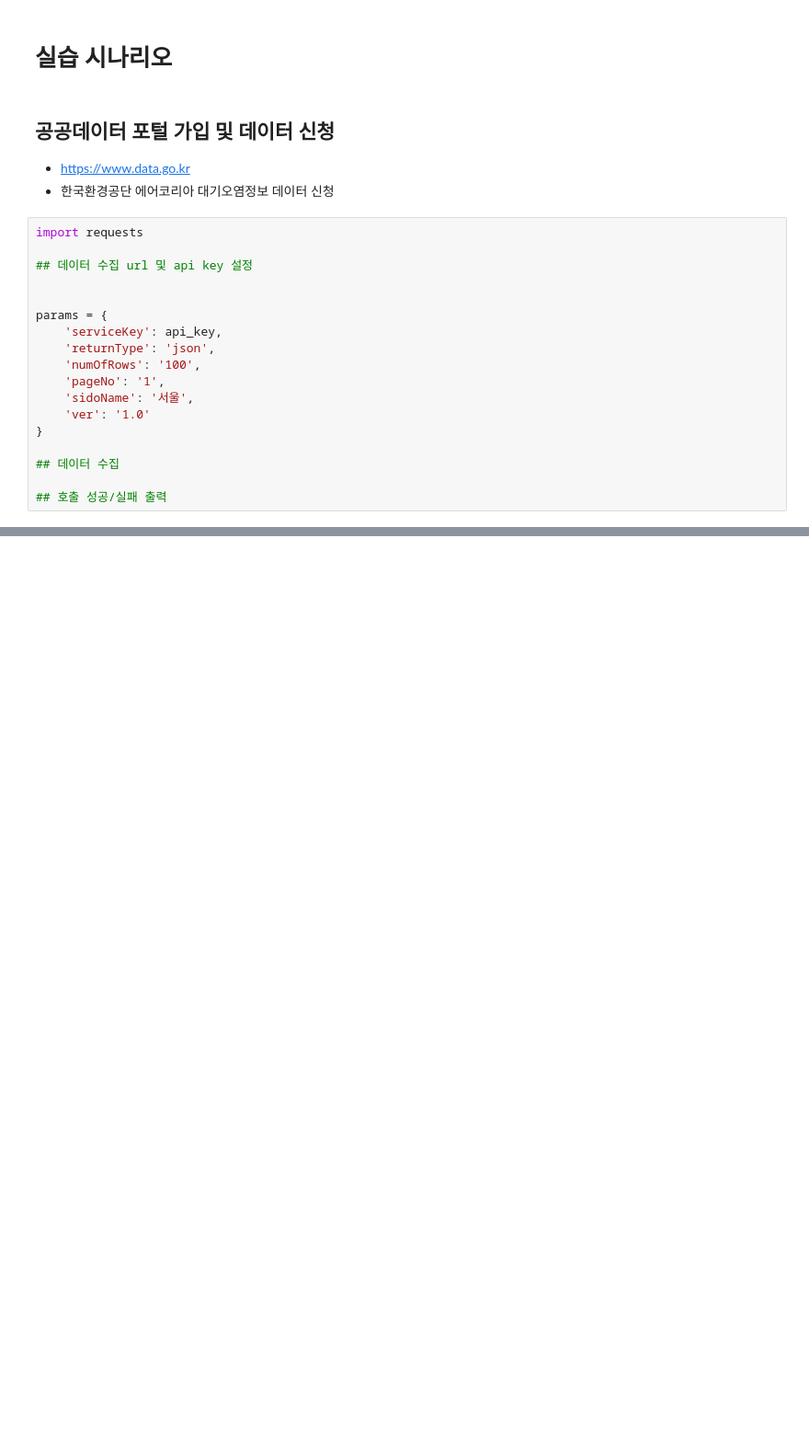
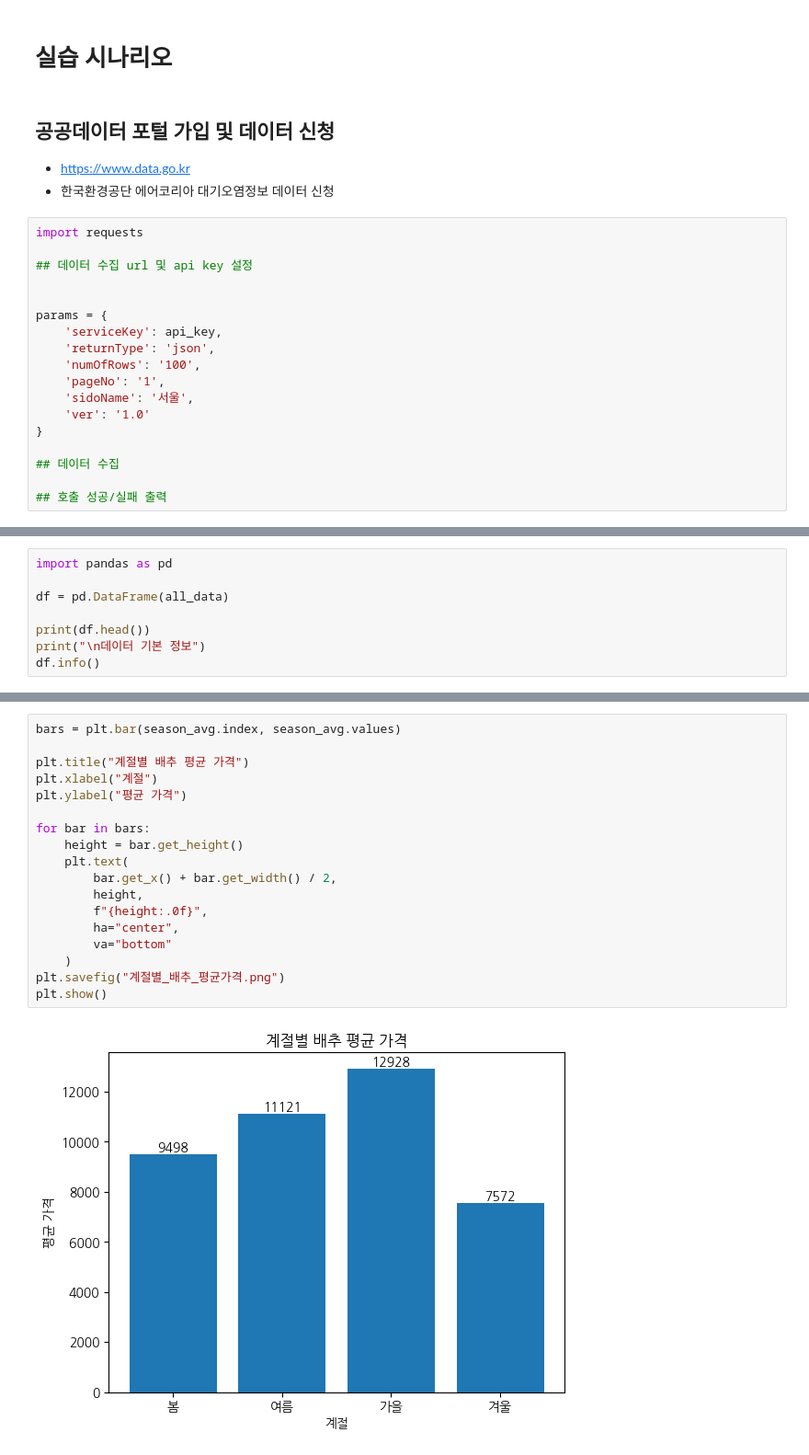
Before and after one commit to seowon-rhee/Data-Analysis-with-Open-Source, a Jupyter notebook: 오픈소스_데이터_분석_4강.ipynb, the cells around one changed output, grey strips where cells are left out. Shown at 92% size. Saved outputs shown, nothing was run; the diff lists cells and outputs as text; blank space fills up the shorter version.

```diff
--- a/오픈소스_데이터_분석_4강.ipynb
+++ b/오픈소스_데이터_분석_4강.ipynb
@@ -176,0 +272,8 @@ params = {
+# %%
+import pandas as pd
+
+df = pd.DataFrame(all_data)
+
+print(df.head())
+print("\n데이터 기본 정보")
+df.info()
@@ -176,0 +382,20 @@ params = {
+# %%
+bars = plt.bar(season_avg.index, season_avg.values)
+
+plt.title("계절별 배추 평균 가격")
+plt.xlabel("계절")
+plt.ylabel("평균 가격")
+
+for bar in bars:
+    height = bar.get_height()
+    plt.text(
+        bar.get_x() + bar.get_width() / 2,
+        height,
+        f"{height:.0f}",
+        ha="center",
+        va="bottom"
+    )
+plt.savefig("계절별_배추_평균가격.png")
+plt.show()
+# %% [output]
+[figure, added]
```
Also changed, not shown: parts of 7 cells of this notebook.
